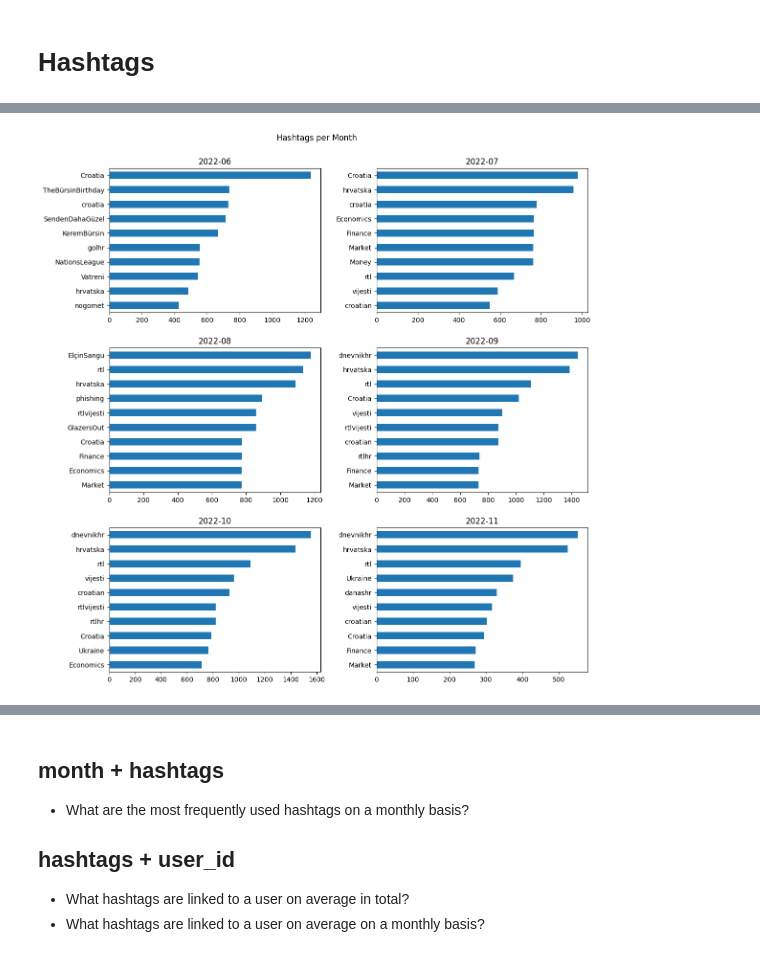
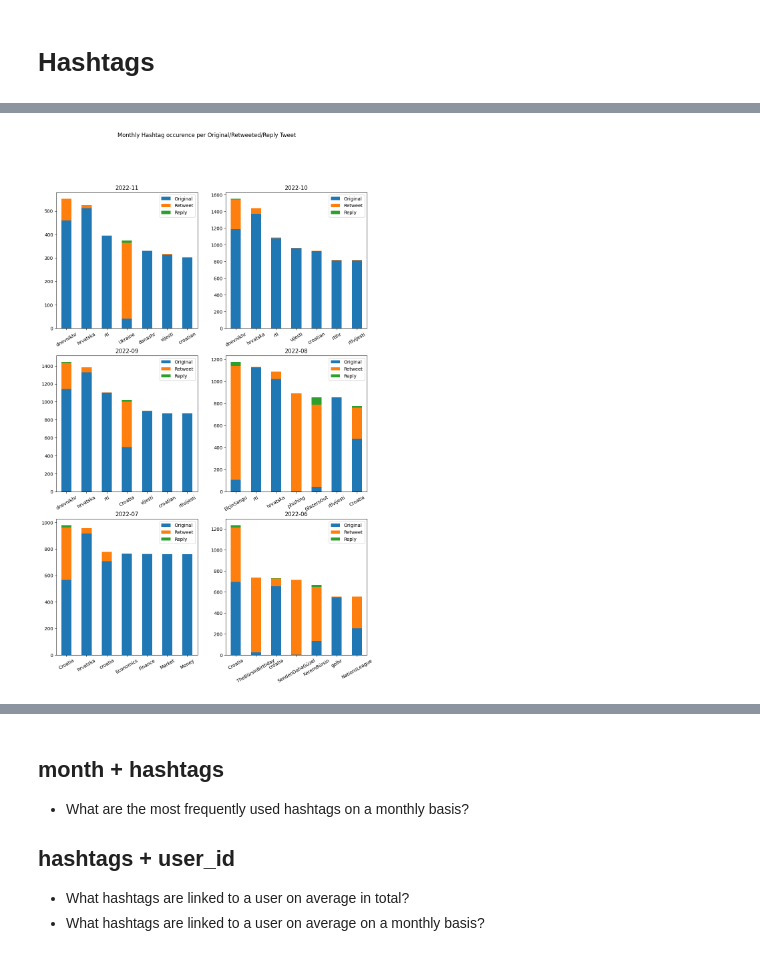
Before and after one commit to andhrelja/twitter-scraper, a Jupyter notebook: notebooks/clean/tweets.ipynb, the cells around one changed output, grey strips where cells are left out. Drawn from its saved outputs; the diff is of its cells as text; code cells hidden in the pictures.

```diff
--- a/notebooks/clean/tweets.ipynb
+++ b/notebooks/clean/tweets.ipynb
@@ -277,13 +266,13 @@ tweets_view[tweets_view.apply(lambda x: x['possibly_sensitive']==True and len(x[
 # %% [markdown]
 # Favorites
 # %%
-favorites_df = tweets_view.groupby(['month', 'user_name', 'possibly_sensitive']).agg(
+favorites_view = tweets_view.groupby(['month', 'user_name', 'possibly_sensitive']).agg(
     tweets_num=('id', 'size'),
     # possibly_sensitive=('possibly_sensitive', 'sum'),
     favorite_count=('favorite_count', 'sum'),
     hashtags=('hashtags', 'sum')
 )
-favorites_df
+favorites_view
 # %% [output]
 |  |  |  | tweets_num | favorite_count | hashtags |
 | month | user_name | possibly_sensitive |  |  |  |
@@ -351,11 +340,10 @@ gdf.join(users_df[['screen_name', 'description']].set_index('screen_name')).rena
 # %% [markdown]
   - What users have the most favorite count on a monthly basis?
 # %%
-unique_months = favorites_df.index.get_level_values('month').unique()
 fig, axs = plt.subplots(nrows=int(len(unique_months)/2), ncols=2, figsize=(12, len(unique_months)*2))
 plt.suptitle('Users with most Favorite Counts on a monthly basis')
 
-gdf = favorites_df.groupby(['month', 'user_name']).agg(
+gdf = favorites_view.groupby(['month', 'user_name']).agg(
     favorite_count=('favorite_count', 'sum')
 ).sort_values(['month', 'favorite_count'], ascending=False).rename(
     columns={'favorite_count': 'Favorite Count'}
@@ -399,11 +387,10 @@ plt.show()
 # %% [output]
 [figure]
 # %%
-unique_months = favorites_df.index.get_level_values('month').unique()
 fig, axs = plt.subplots(nrows=int(len(unique_months)/2), ncols=2, figsize=(12, len(unique_months)*2))
 plt.suptitle('Most Favorized Hashtags on a monthly basis')
 
-gdf = favorites_df[['favorite_count', 'hashtags']].explode(
+gdf = favorites_view[['favorite_count', 'hashtags']].explode(
     ['hashtags']
 ).dropna().groupby(['month', 'hashtags']).agg(
     favorite_count=('favorite_count', 'sum')
@@ -431,4 +418,9 @@ plt.show()
 # Hashtags
 # %%
 hashtags_view = tweets_view[['id', 'user_name', 'month', 'hashtags', 'is_retweet', 'is_reply']].explode('hashtags').dropna()
-month_htag_df = hashtags_view[['month', 'hashtags']].groupby(['month', 'hashtags']).size()
+month_hashtags_view = hashtags_view.groupby(['month', 'hashtags']).agg(
+    total=('hashtags', 'size'),
+    is_retweet=('is_retweet', 'sum'),
+    is_reply=('is_reply', 'sum')
+).sort_values(['month', 'total'], ascending=False)
+month_hashtags_view['original'] = month_hashtags_view['total'] - (month_hashtags_view['is_retweet'] + month_hashtags_view['is_reply'])
@@ -435,21 +447,25 @@ month_htag_df = hashtags_view[['month', 'hashtags']].groupby(['month', 'hashtags
 # %%
-unique_months = tweets_view.month.unique()[::-1]
-fig, axs = plt.subplots(nrows=int(len(unique_months)/2), ncols=2, figsize=(12, len(unique_months)*2))
-plt.suptitle("Hashtags per Month")
+fig, axs = plt.subplots(nrows=int(len(unique_months)/2), ncols=2, figsize=(12, len(unique_months)*3))
+plt.suptitle("Monthly Hashtag occurence per Original/Retweeted/Reply Tweet")
+
+month_hashtags = month_hashtags_view[['original', 'is_retweet', 'is_reply']].rename(columns={
+  'original': 'Original',
+  'is_retweet': 'Retweet',
+  'is_reply': 'Reply'
+})
 
 j, k = 0, -1
 for i, month in enumerate(unique_months):
     if i % 2 == 0: j = 0
     else: j = 1
 
     if j == 0: k += 1
 
-    month_htag_df.loc[(month,)].sort_values().tail(10) \
-      .plot.barh(ax=axs[k][j])
+    month_hashtags.loc[(month,)].head(7) \
+      .plot.bar(ax=axs[k][j], stacked=True, rot=30)
     axs[k][j].set_title(month)
-    axs[k][j].set_ylabel(None)
-
-fig.tight_layout(pad=2)
+    # axs[k][j].set_ylabel(month)
+    axs[k][j].set_xlabel(None)
 plt.show()
 # %% [output]
-[figure, old version]
+[figure, new version]
```
Also changed, not shown: parts of 23 cells of this notebook.
